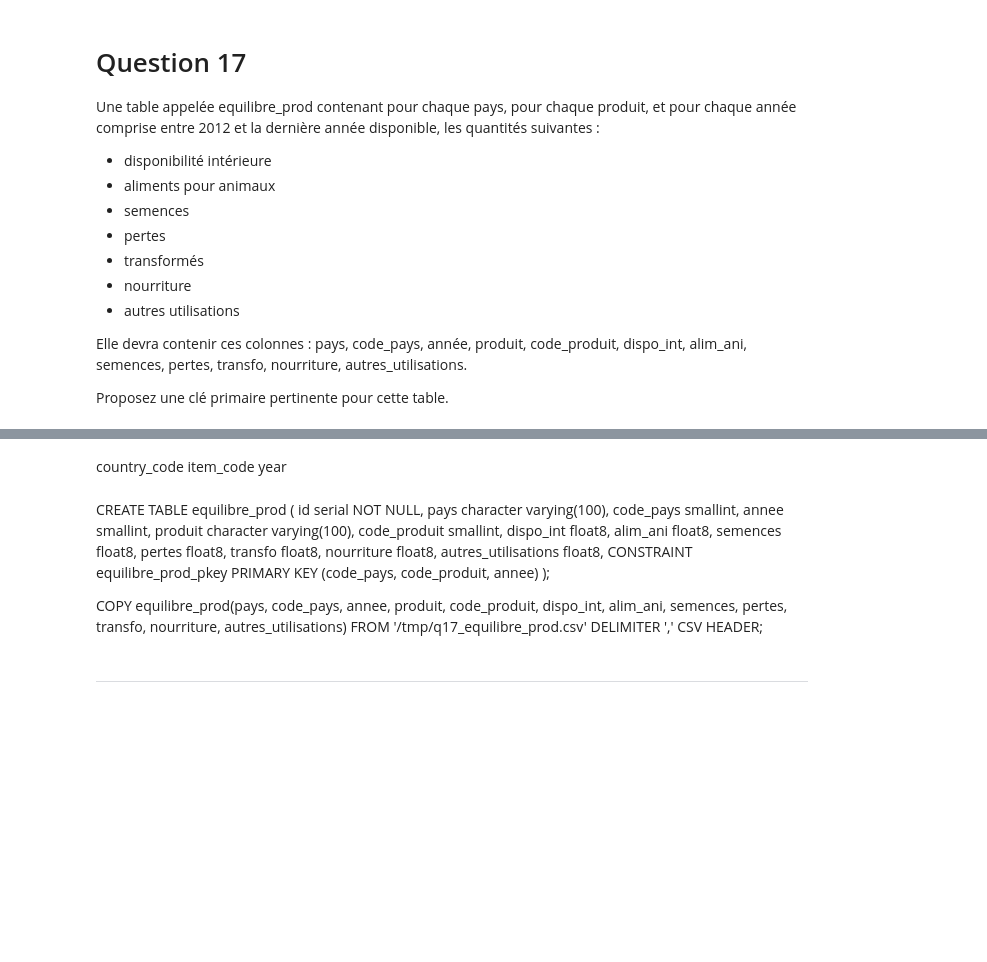
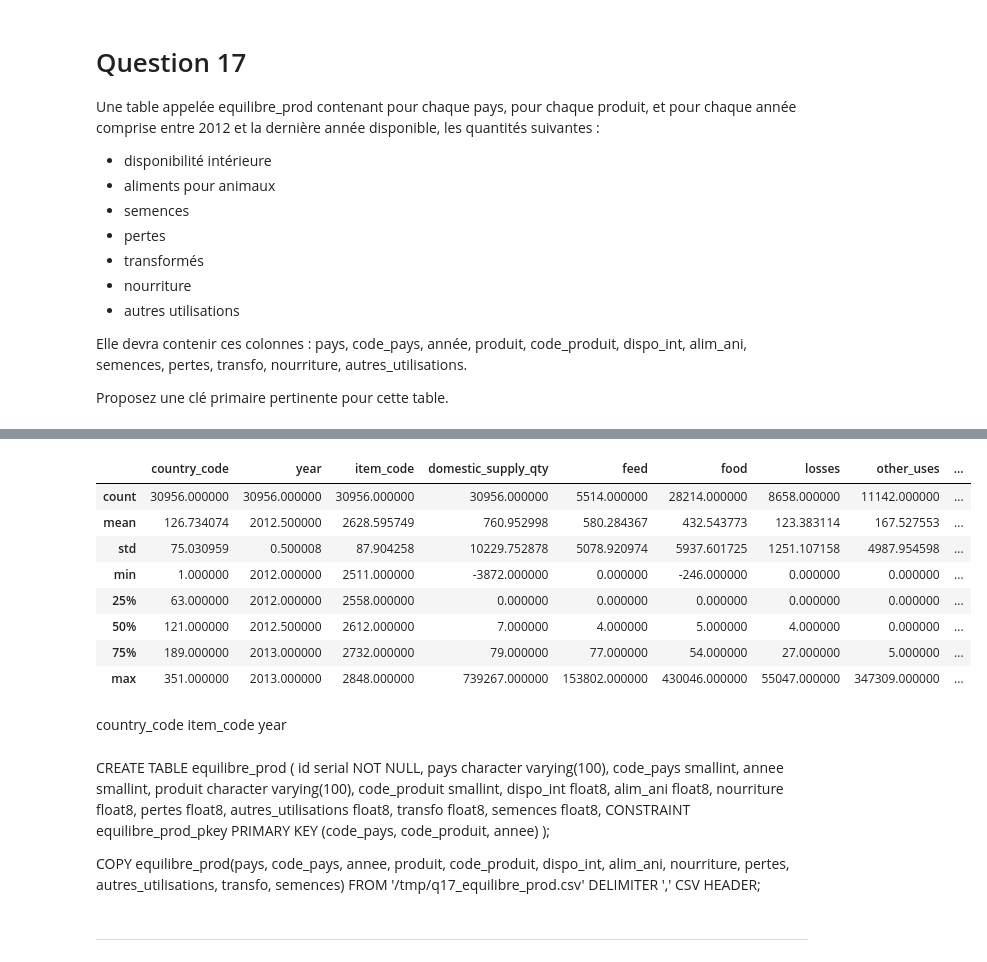
Before and after one commit to Sh4mSh4m/OCR_DA_proj3, a Jupyter notebook: projet3_fao.ipynb, the cells around one changed output, grey strips where cells are left out. Cells and saved outputs as stored; diff of their text form; code cells hidden in the pictures; blank space fills up the shorter version.

```diff
--- a/projet3_fao.ipynb
+++ b/projet3_fao.ipynb
@@ -1219,7 +1236,17 @@ q17_table.columns
 # %%
 q17_table.columns = ["domestic_supply_qty", "feed", "food", "losses", "other_uses", "proceeding", "seed"]
 q17_table.reset_index(inplace=True)
-q17_table.head()
+q17_table.describe()
+# %% [output]
+|  | country_code | year | item_code | domestic_supply_qty | feed | food | losses | other_uses | ... |
+| count | 30956.000000 | 30956.000000 | 30956.000000 | 30956.000000 | 5514.000000 | 28214.000000 | 8658.000000 | 11142.000000 | ... |
+| mean | 126.734074 | 2012.500000 | 2628.595749 | 760.952998 | 580.284367 | 432.543773 | 123.383114 | 167.527553 | ... |
+| std | 75.030959 | 0.500008 | 87.904258 | 10229.752878 | 5078.920974 | 5937.601725 | 1251.107158 | 4987.954598 | ... |
+| min | 1.000000 | 2012.000000 | 2511.000000 | -3872.000000 | 0.000000 | -246.000000 | 0.000000 | 0.000000 | ... |
+| 25% | 63.000000 | 2012.000000 | 2558.000000 | 0.000000 | 0.000000 | 0.000000 | 0.000000 | 0.000000 | ... |
+| 50% | 121.000000 | 2012.500000 | 2612.000000 | 7.000000 | 4.000000 | 5.000000 | 4.000000 | 0.000000 | ... |
+| 75% | 189.000000 | 2013.000000 | 2732.000000 | 79.000000 | 77.000000 | 54.000000 | 27.000000 | 5.000000 | ... |
+| max | 351.000000 | 2013.000000 | 2848.000000 | 739267.000000 | 153802.000000 | 430046.000000 | 55047.000000 | 347309.000000 | ... |
 # %%
 q17_table.to_csv('q17_equilibre_prod.csv', index=False)
 # %% [markdown]
@@ -1235,15 +1262,15 @@ CREATE TABLE equilibre_prod
     code_produit smallint,
     dispo_int float8,
     alim_ani float8,
+    nourriture float8,
+    pertes float8,
+    autres_utilisations float8,
+    transfo float8,
     semences float8,
-    pertes float8,
-    transfo float8,
-    nourriture float8,
-    autres_utilisations float8,
     CONSTRAINT equilibre_prod_pkey PRIMARY KEY (code_pays, code_produit, annee)
 );
 
-COPY equilibre_prod(pays, code_pays, annee, produit, code_produit, dispo_int, alim_ani, semences, pertes, transfo, nourriture, autres_utilisations)
+COPY equilibre_prod(pays, code_pays, annee, produit, code_produit, dispo_int, alim_ani, nourriture, pertes, autres_utilisations, transfo, semences)
  FROM '/tmp/q17_equilibre_prod.csv' DELIMITER ',' CSV HEADER;
 # %% [markdown]
 ---------
```
Also changed, not shown: parts of 18 cells of this notebook.
